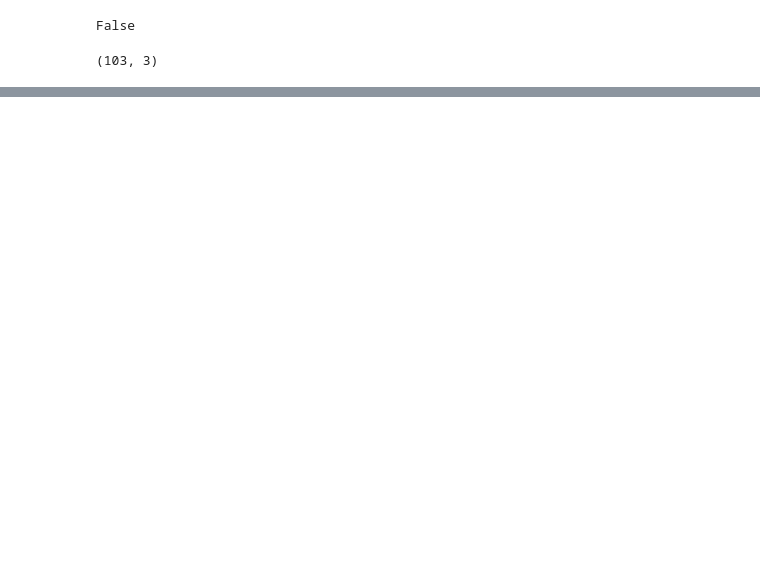
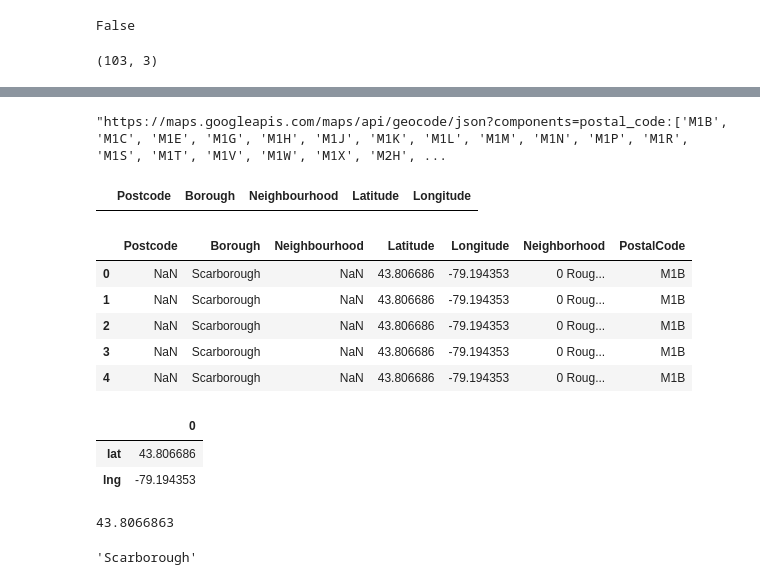
Before and after one commit to c-pompa/Coursera_Capstone, a Jupyter notebook: Toronto_data.ipynb, the cells around one changed output, grey strips where cells are left out. Drawn from its saved outputs; the diff is of its cells as text; code cells hidden in the pictures; blank space fills up the shorter version.

```diff
--- a/Toronto_data.ipynb
+++ b/Toronto_data.ipynb
@@ -123,0 +167,4 @@ df.shape
+# %%
+#postal_code = df['Postcode'].values  ## Make for loop
+postal_code = df['Postcode'].tolist()
+API_KEY = 'AIzaSyCxwDJeQE_zrynwL3x47WZXl7JveIlhjx0'
@@ -123,0 +191,41 @@ df.shape
+# %%
+# create URL
+geocode_url = 'https://maps.googleapis.com/maps/api/geocode/json?components=postal_code:{}|country:CA&key={}'.format(
+    postal_code,
+    API_KEY)
+geocode_url
+# %% [output]
+"https://maps.googleapis.com/maps/api/geocode/json?components=postal_code:['M1B', 'M1C', 'M1E', 'M1G', 'M1H', 'M1J', 'M1K', 'M1L', 'M1M', 'M1N', 'M1P', 'M1R', 'M1S', 'M1T', 'M1V', 'M1W', 'M1X', 'M2H', ...
+# %%
+column_names = ['Postcode', 'Borough', 'Neighbourhood', 'Latitude', 'Longitude']
+combined_torondo = pd.DataFrame(columns=column_names)
+combined_torondo
+# %% [output]
+|  | Postcode | Borough | Neighbourhood | Latitude | Longitude |
+# %%
+for i in postal_code:
+    pcode = postal_code[0:]
+    geocode_url = 'https://maps.googleapis.com/maps/api/geocode/json?components=postal_code:{}|country:CA&key={}'.format(
+    postal_code[0:],
+    API_KEY)
+
+    #neighborhood_latlon = data['geometry']['coordinates']
+    postcode = postal_code[0:]
+    #latlng = pd.DataFrame.from_dict(results['results'][0]['geometry']['location'], orient='index')
+    #latlng_lat = latlng.iloc[0,0]
+    #latlng_lon = latlng.iloc[1,0]
+
+    combined_torondo = combined_torondo.append({'PostalCode': postcode,
+                                                'Borough': borough,
+                                                'Neighborhood': neighborhood_name,
+                                                'Latitude': latlng_lat,
+                                                'Longitude': latlng_lon}, ignore_index=True)
+# %%
+combined_torondo.head()
+# %% [output]
+|  | Postcode | Borough | Neighbourhood | Latitude | Longitude | Neighborhood | PostalCode |
+| 0 | NaN | Scarborough | NaN | 43.806686 | -79.194353 | 0 Roug... | M1B |
+| 1 | NaN | Scarborough | NaN | 43.806686 | -79.194353 | 0 Roug... | M1B |
+| 2 | NaN | Scarborough | NaN | 43.806686 | -79.194353 | 0 Roug... | M1B |
+| 3 | NaN | Scarborough | NaN | 43.806686 | -79.194353 | 0 Roug... | M1B |
+| 4 | NaN | Scarborough | NaN | 43.806686 | -79.194353 | 0 Roug... | M1B |
@@ -123,0 +240,15 @@ df.shape
+# %%
+latlng = pd.DataFrame.from_dict(results['results'][0]['geometry']['location'], orient='index')
+latlng
+# %% [output]
+|  | 0 |
+| lat | 43.806686 |
+| lng | -79.194353 |
+# %%
+latlng.iloc[0,0]
+# %% [output]
+43.8066863
+# %%
+results['results'][0]['address_components'][1]['long_name']
+# %% [output]
+'Scarborough'
```
Also changed, not shown: parts of 31 cells of this notebook.
